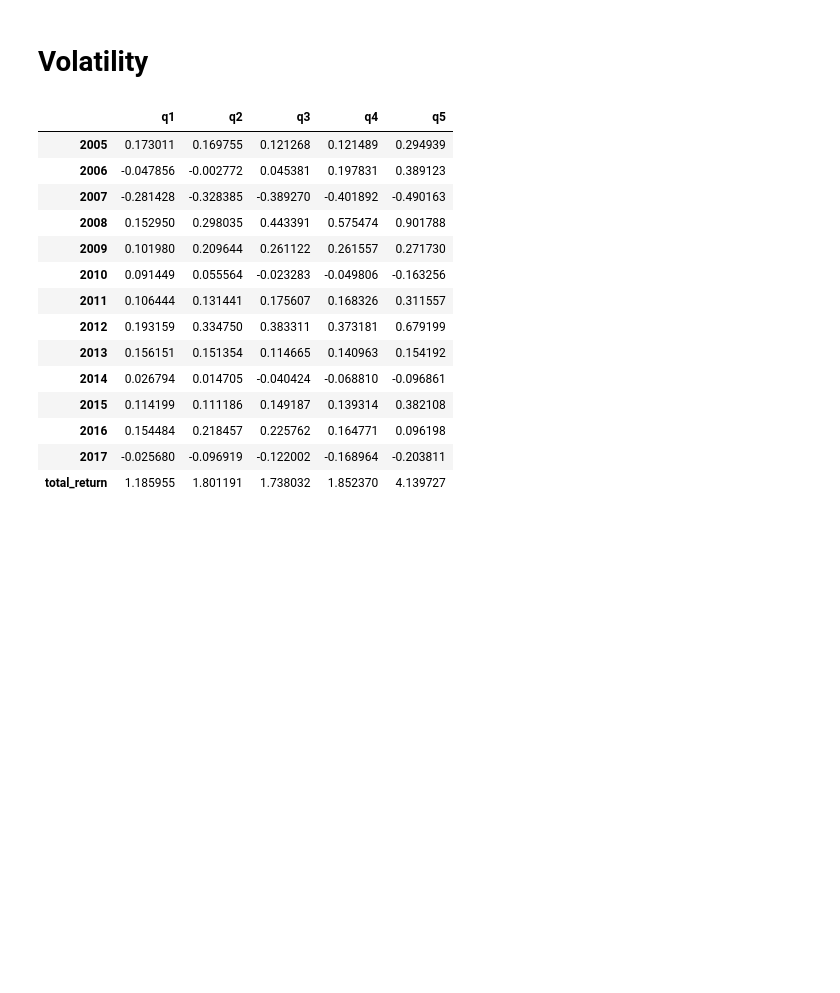
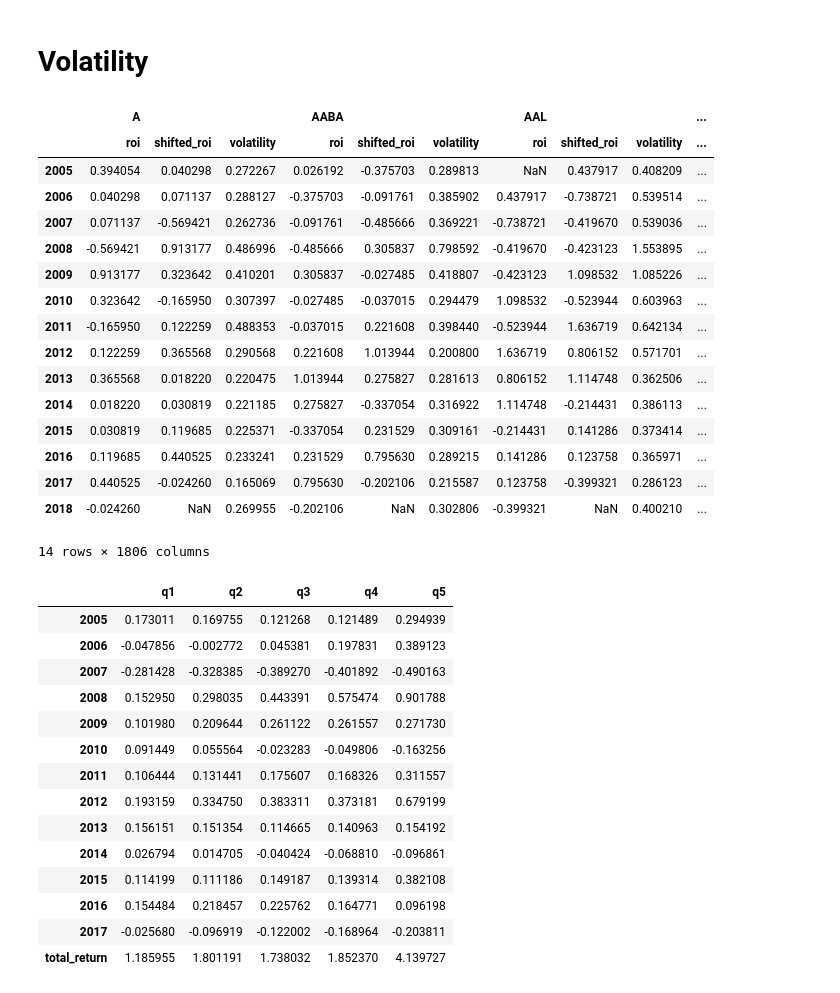
Before and after one commit to MarcoAntonioMontez/Quant, a Jupyter notebook: notebooks/Case studies.ipynb, the cells around one changed output. Drawn from its saved outputs; the diff is of its cells as text; code cells hidden in the pictures; blank space fills up the shorter version.

```diff
--- a/notebooks/Case studies.ipynb
+++ b/notebooks/Case studies.ipynb
@@ -61,6 +61,26 @@ for ticker in list_tickers:
 df = df.sort_index(axis=1)
 
 # df[]
+# %%
+df
+# %% [output]
+|  | A |  |  | AABA |  |  | AAL |  |  | ... |
+|  | roi | shifted_roi | volatility | roi | shifted_roi | volatility | roi | shifted_roi | volatility | ... |
+| 2005 | 0.394054 | 0.040298 | 0.272267 | 0.026192 | -0.375703 | 0.289813 | NaN | 0.437917 | 0.408209 | ... |
+| 2006 | 0.040298 | 0.071137 | 0.288127 | -0.375703 | -0.091761 | 0.385902 | 0.437917 | -0.738721 | 0.539514 | ... |
+| 2007 | 0.071137 | -0.569421 | 0.262736 | -0.091761 | -0.485666 | 0.369221 | -0.738721 | -0.419670 | 0.539036 | ... |
+| 2008 | -0.569421 | 0.913177 | 0.486996 | -0.485666 | 0.305837 | 0.798592 | -0.419670 | -0.423123 | 1.553895 | ... |
+| 2009 | 0.913177 | 0.323642 | 0.410201 | 0.305837 | -0.027485 | 0.418807 | -0.423123 | 1.098532 | 1.085226 | ... |
+| 2010 | 0.323642 | -0.165950 | 0.307397 | -0.027485 | -0.037015 | 0.294479 | 1.098532 | -0.523944 | 0.603963 | ... |
+| 2011 | -0.165950 | 0.122259 | 0.488353 | -0.037015 | 0.221608 | 0.398440 | -0.523944 | 1.636719 | 0.642134 | ... |
+| 2012 | 0.122259 | 0.365568 | 0.290568 | 0.221608 | 1.013944 | 0.200800 | 1.636719 | 0.806152 | 0.571701 | ... |
+| 2013 | 0.365568 | 0.018220 | 0.220475 | 1.013944 | 0.275827 | 0.281613 | 0.806152 | 1.114748 | 0.362506 | ... |
+| 2014 | 0.018220 | 0.030819 | 0.221185 | 0.275827 | -0.337054 | 0.316922 | 1.114748 | -0.214431 | 0.386113 | ... |
+| 2015 | 0.030819 | 0.119685 | 0.225371 | -0.337054 | 0.231529 | 0.309161 | -0.214431 | 0.141286 | 0.373414 | ... |
+| 2016 | 0.119685 | 0.440525 | 0.233241 | 0.231529 | 0.795630 | 0.289215 | 0.141286 | 0.123758 | 0.365971 | ... |
+| 2017 | 0.440525 | -0.024260 | 0.165069 | 0.795630 | -0.202106 | 0.215587 | 0.123758 | -0.399321 | 0.286123 | ... |
+| 2018 | -0.024260 | NaN | 0.269955 | -0.202106 | NaN | 0.302806 | -0.399321 | NaN | 0.400210 | ... |
+14 rows × 1806 columns
 # %%
 vol_df= df.iloc[0:13, df.columns.get_level_values(1)=='volatility']
 shift_roi = df.iloc[0:13, df.columns.get_level_values(1)=='shifted_roi']
```
Also changed, not shown: parts of 8 cells of this notebook.
